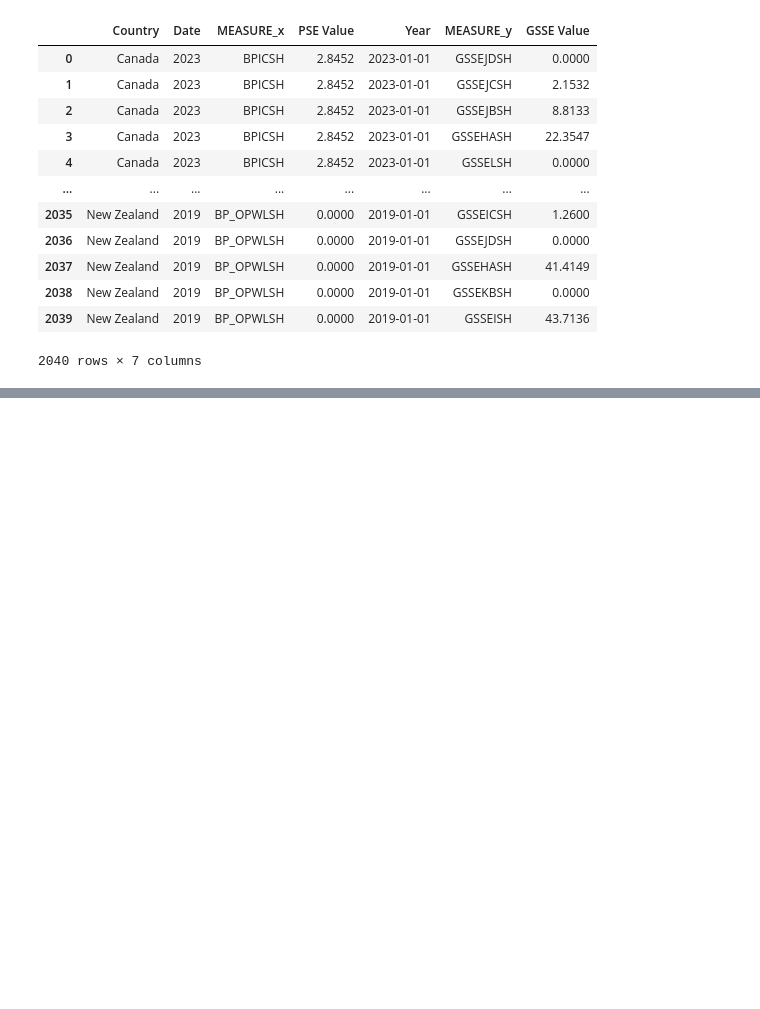
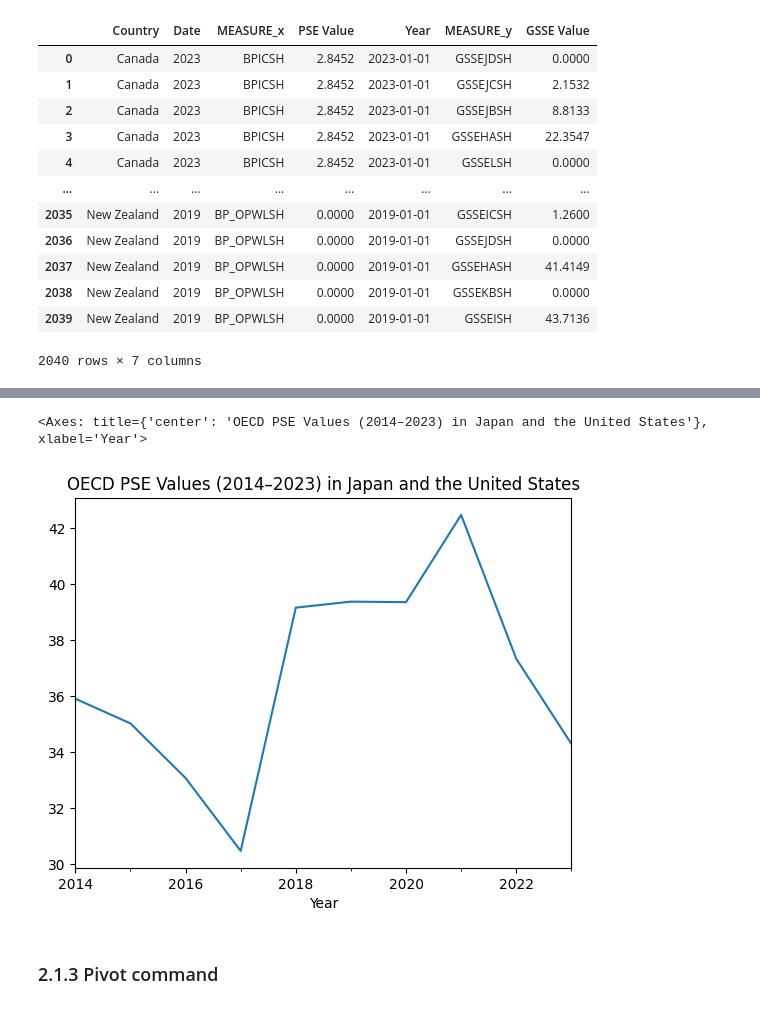
Before and after one commit to GONG-Kuiyuan01/2025-S1S2-Data-Science, a Jupyter notebook: HW1_GONG_Kuiyuan/HW1_GONG_Kuiyuan.ipynb, the cells around one changed output, grey strips where cells are left out. Cells and saved outputs as stored; diff of their text form; code cells hidden in the pictures; blank space fills up the shorter version.

```diff
--- a/HW1_GONG_Kuiyuan/HW1_GONG_Kuiyuan.ipynb
+++ b/HW1_GONG_Kuiyuan/HW1_GONG_Kuiyuan.ipynb
@@ -212,0 +310,7 @@ df_merged.to_csv('HW1_data/HW1_clean/OECD_PSE_GSSE.csv', index=False)
+# %%
+df_merged.query('Country in ["Japan", "United States"]').groupby('Year')['PSE Value'].mean().plot(title='OECD PSE Values (2014–2023) in Japan and the United States')
+# %% [output]
+<Axes: title={'center': 'OECD PSE Values (2014–2023) in Japan and the United States'}, xlabel='Year'>
+[figure, added]
+# %% [markdown]
+### 2.1.3 Pivot command
```
Also changed, not shown: parts of 24 cells of this notebook, 4 other files.
